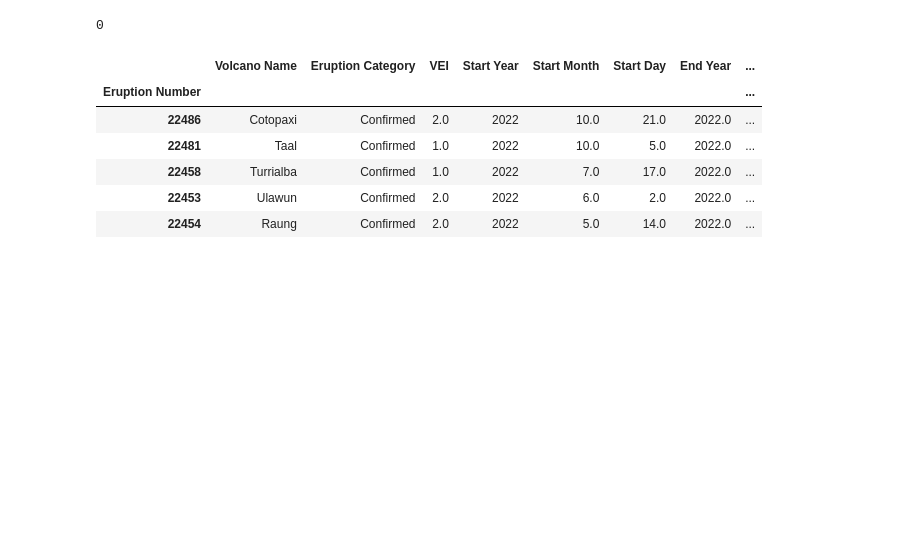
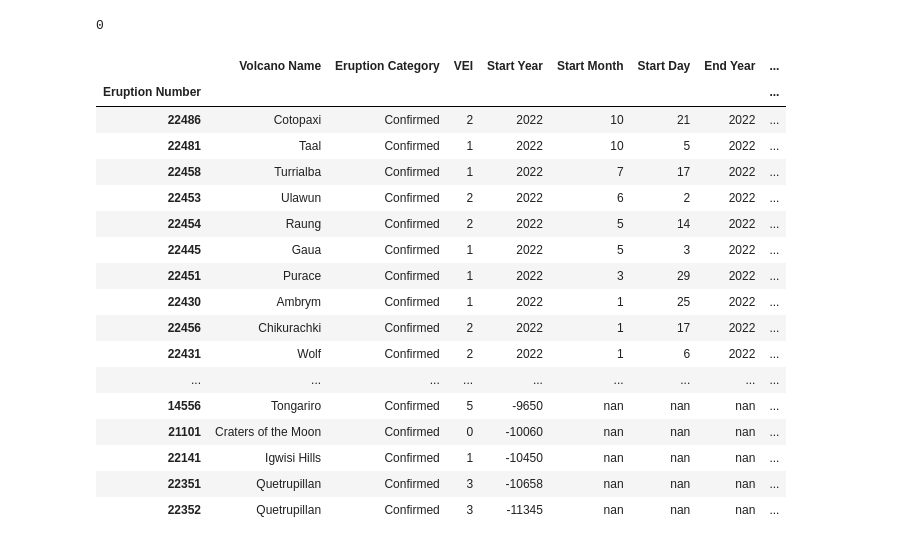
Before and after one commit to kubanskan/AGHCourse-DataAnalysisPython, a Jupyter notebook: Project1-DescriptiveStatistics/ZZ01_CZ01.ipynb, the cells around one changed output. Saved outputs shown, nothing was run; the diff lists cells and outputs as text; code cells hidden in the pictures; blank space fills up the shorter version.

Commit message:
ZZ01_CZ01 display formatted df

```diff
--- a/Project1-DescriptiveStatistics/ZZ01_CZ01.ipynb
+++ b/Project1-DescriptiveStatistics/ZZ01_CZ01.ipynb
@@ -93,18 +93,29 @@ eruptions_data.dropna(axis = 0, subset= ['VEI'], inplace=True)
 eruptions_data = eruptions_data[eruptions_data['Eruption Category'] != 'Discredited Eruption']
 # %%
 eruptions_data.loc[:,'Eruption Category'] = eruptions_data['Eruption Category'].str.split(' ').str[0]
-# %%
-eruptions_data.head()
-# %% [output]
-|  | Volcano Name | Eruption Category | VEI | Start Year | Start Month | Start Day | End Year | ... |
-| Eruption Number |  |  |  |  |  |  |  | ... |
-| 22486 | Cotopaxi | Confirmed | 2.0 | 2022 | 10.0 | 21.0 | 2022.0 | ... |
-| 22481 | Taal | Confirmed | 1.0 | 2022 | 10.0 | 5.0 | 2022.0 | ... |
-| 22458 | Turrialba | Confirmed | 1.0 | 2022 | 7.0 | 17.0 | 2022.0 | ... |
-| 22453 | Ulawun | Confirmed | 2.0 | 2022 | 6.0 | 2.0 | 2022.0 | ... |
-| 22454 | Raung | Confirmed | 2.0 | 2022 | 5.0 | 14.0 | 2022.0 | ... |
 # %%
 eruptions_data.loc[:,['Start Month','Start Day','End Month','End Day']] = eruptions_data[['Start Month','Start Day','End Month','End Day']].replace(0, np.nan)
+# %%
+pd.concat([eruptions_data.head(10),eruptions_data.tail(10)]).style.format(precision=0)
+# %% [output]
+|  | Volcano Name | Eruption Category | VEI | Start Year | Start Month | Start Day | End Year | ... |
+| Eruption Number |  |  |  |  |  |  |  | ... |
+| 22486 | Cotopaxi | Confirmed | 2 | 2022 | 10 | 21 | 2022 | ... |
+| 22481 | Taal | Confirmed | 1 | 2022 | 10 | 5 | 2022 | ... |
+| 22458 | Turrialba | Confirmed | 1 | 2022 | 7 | 17 | 2022 | ... |
+| 22453 | Ulawun | Confirmed | 2 | 2022 | 6 | 2 | 2022 | ... |
+| 22454 | Raung | Confirmed | 2 | 2022 | 5 | 14 | 2022 | ... |
+| 22445 | Gaua | Confirmed | 1 | 2022 | 5 | 3 | 2022 | ... |
+| 22451 | Purace | Confirmed | 1 | 2022 | 3 | 29 | 2022 | ... |
+| 22430 | Ambrym | Confirmed | 1 | 2022 | 1 | 25 | 2022 | ... |
+| 22456 | Chikurachki | Confirmed | 2 | 2022 | 1 | 17 | 2022 | ... |
+| 22431 | Wolf | Confirmed | 2 | 2022 | 1 | 6 | 2022 | ... |
+| ... | ... | ... | ... | ... | ... | ... | ... | ... |
+| 14556 | Tongariro | Confirmed | 5 | -9650 | nan | nan | nan | ... |
+| 21101 | Craters of the Moon | Confirmed | 0 | -10060 | nan | nan | nan | ... |
+| 22141 | Igwisi Hills | Confirmed | 1 | -10450 | nan | nan | nan | ... |
+| 22351 | Quetrupillan | Confirmed | 3 | -10658 | nan | nan | nan | ... |
+| 22352 | Quetrupillan | Confirmed | 3 | -11345 | nan | nan | nan | ... |
 # %%
 ### Komórka testowa
 # Test 1 Kształt tablicy
```
